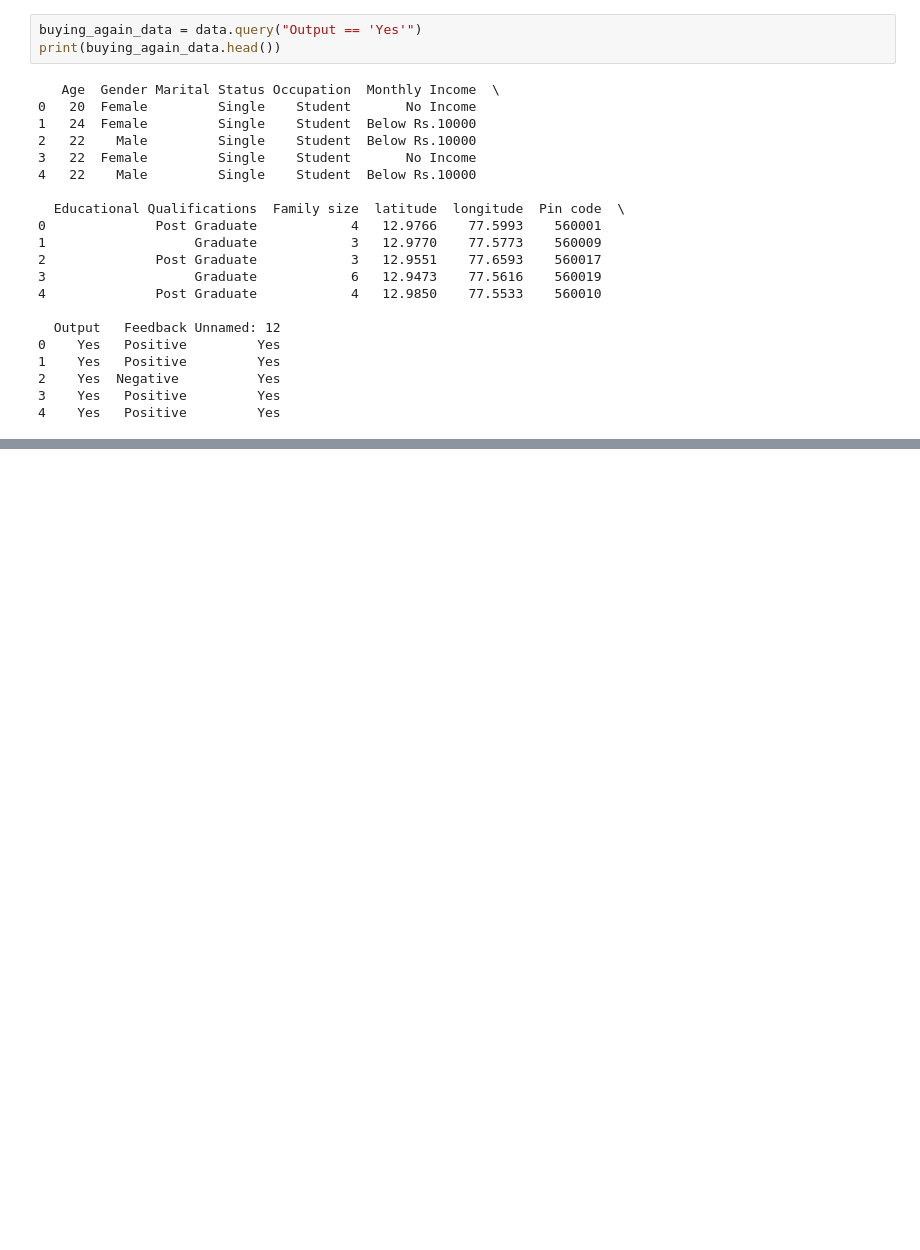
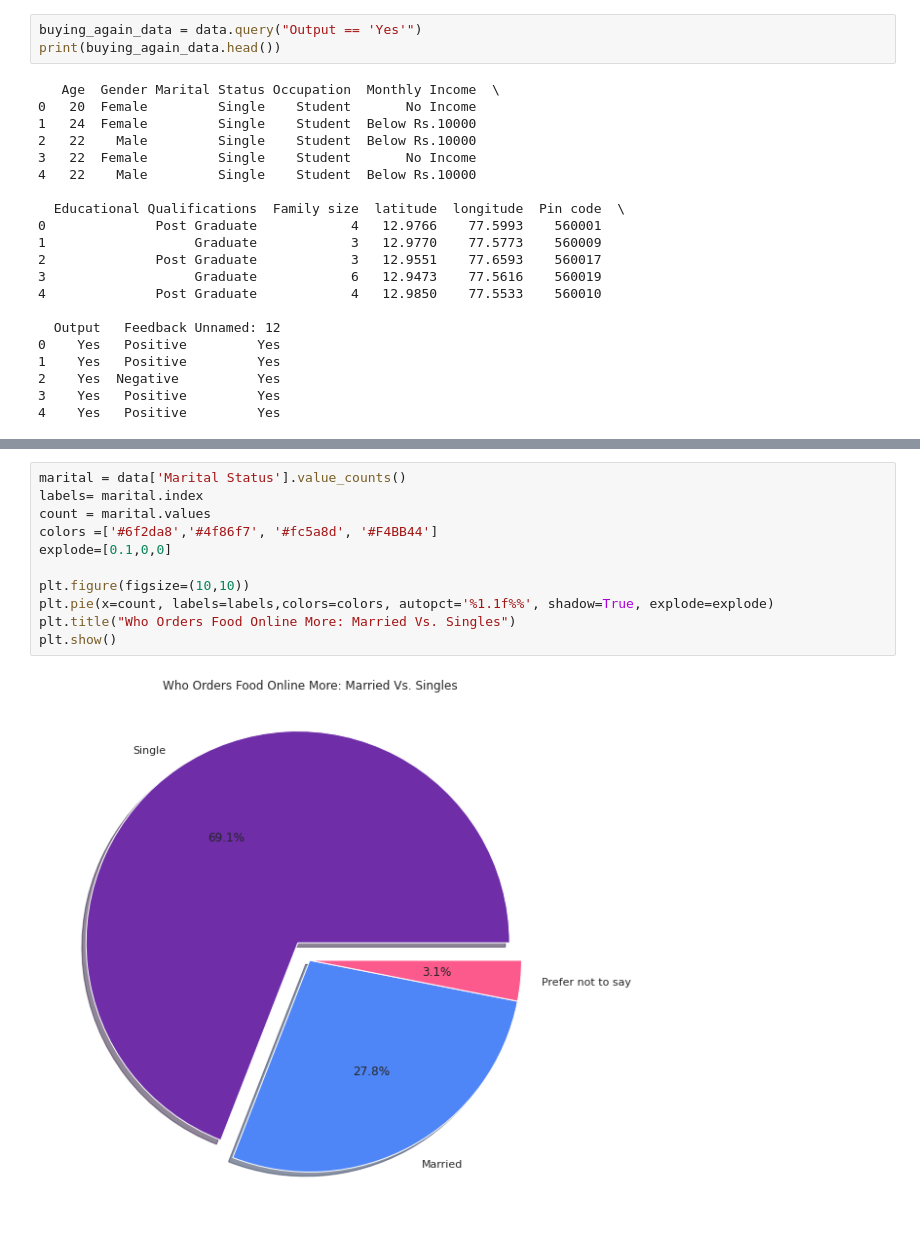
Before and after one commit to danielrodriguez007/Data_Analysis, a Jupyter notebook: Online_Food.ipynb, the cells around one changed output, grey strips where cells are left out. Cells and saved outputs as stored; diff of their text form; blank space fills up the shorter version.

Commit message:
Online_Food

```diff
--- a/Online_Food.ipynb
+++ b/Online_Food.ipynb
@@ -155,0 +157,13 @@ plt.show()
+# %%
+marital = data['Marital Status'].value_counts()
+labels= marital.index
+count = marital.values
+colors =['#6f2da8','#4f86f7', '#fc5a8d', '#F4BB44']
+explode=[0.1,0,0]
+
+plt.figure(figsize=(10,10))
+plt.pie(x=count, labels=labels,colors=colors, autopct='%1.1f%%', shadow=True, explode=explode)
+plt.title("Who Orders Food Online More: Married Vs. Singles")
+plt.show()
+# %% [output]
+[figure, added]
```
Also changed, not shown: parts of 6 cells of this notebook.
